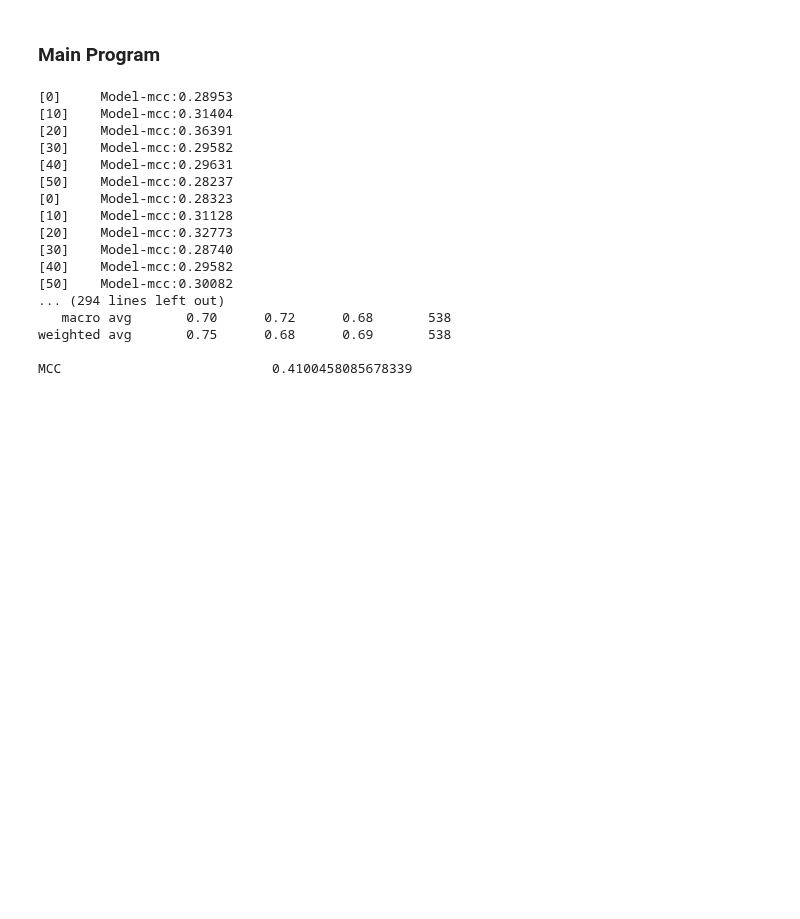
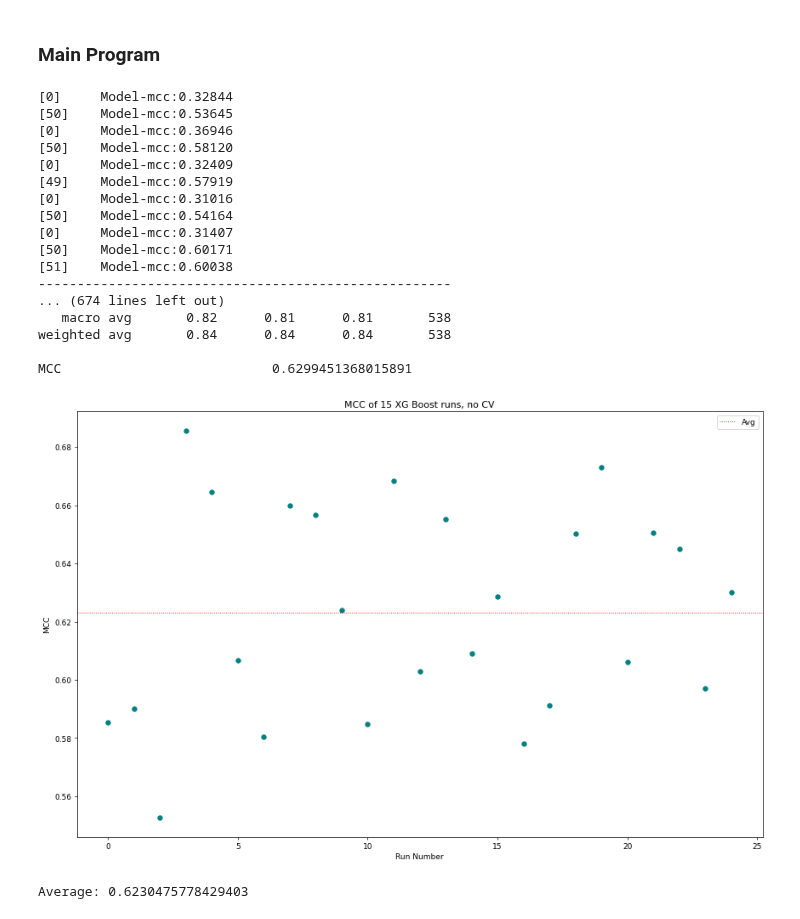
Before and after one commit to Shamin2512/Mutation-Classification, a Jupyter notebook: XGB_MutationClassification.ipynb, the cells around one changed output. Saved outputs shown, nothing was run; the diff lists cells and outputs as text; code cells hidden in the pictures; blank space fills up the shorter version.

Commit message:
Functional code with group CV and balancing. MCC ~ 0.63

```diff
--- a/XGB_MutationClassification.ipynb
+++ b/XGB_MutationClassification.ipynb
@@ -129,7 +130,7 @@ def CV(Training_Set):
     K-fold CV with protein groups separated between training and validation sets for each fold. Creates 5 folds.
     """
 
-    features     = Training_Set.drop(['AC Code','dataset'], axis =1)         #Features for training
+    features     = Training_Set.drop(['dataset'], axis =1)         #Features for training
     labels       = Training_Set['dataset']                         #Class labels for training
     groups       = Training_Set['AC Code'].to_list()               #List of proteins for grouping
 
@@ -142,16 +143,26 @@ def CV(Training_Set):
 
     for train_idx, val_idx in CV.split(features, labels, groups):       #Generates the indices to be used for a training and validation split. Indicies are unique to train/ val sets
 
-        Input_train                        = features.iloc[train_idx].reset_index(drop = True)   #New dataframe from selected indices
-        Classes_train                      = labels.iloc[train_idx].reset_index(drop = True)
+        Rd = np.random.randint(time.time())                                  #Random number from 1 to time since epoch
 
-        Input_val                          = features.iloc[val_idx].reset_index(drop = True)
-        Classes_val                        = labels.iloc[val_idx].reset_index(drop = True)
+        Input_train                        = features.loc[train_idx]   #New dataframe from selected indices
+        Classes_train                      = labels.loc[train_idx]
+        Input_train.drop(['AC Code'], axis = 1, inplace = True)              #Group identifer not needed for training
 
-        IT_list.append(Input_train)          #Shuffles lists, random state to ensure features and labels match for each fold
-        LT_list.append(Classes_train)
-        IV_list.append(Input_val)
-        LV_list.append(Classes_val)
+
+        Input_val                          = features.loc[val_idx]
+        Classes_val                        = labels.loc[val_idx]
+        Input_val.drop(['AC Code'], axis   = 1, inplace = True)
+
+        Input_train.reset_index(drop = True, inplace = True)
+        Classes_train.reset_index(drop = True, inplace = True)
+        Input_val.reset_index(drop = True, inplace = True)
+        Classes_val.reset_index(drop = True, inplace = True)
+
+        IT_list.append(Input_train.sample(frac=1, random_state=Rd))          #Shuffles lists, random state to ensure features and labels match for each fold
+        LT_list.append(Classes_train.sample(frac=1, random_state=Rd))
+        IV_list.append(Input_val.sample(frac=1, random_state=(Rd-1)))
+        LV_list.append(Classes_val.sample(frac=1, random_state=(Rd-1)))
 
     # params = {
     # 'booster': 'gbtree',
@@ -404,7 +438,7 @@ def BF_fitting(BF, d_train_list, d_test):
     'booster': 'gbtree',
     'objective': 'binary:logistic',
     'disable_default_eval_metric': 1,
-    'verbosity': 1,
+    'verbosity': 0,
     }
 
     BF_GBC = []
@@ -414,7 +448,7 @@ def BF_fitting(BF, d_train_list, d_test):
                                 d_train,
                                 num_boost_round = 1000,
                                 evals  = [(d_test,'Model')],
-                                verbose_eval = 10,               #Print evaluation metrics every 5 trees
+                                verbose_eval = 50,               #Print evaluation metrics every 50 trees
                                 early_stopping_rounds = 50,
                                 custom_metric = CM,
                                 )
@@ -509,7 +543,7 @@ def plot(Score_list):
 
      plt.scatter(x_axis, y_axis, color = 'teal')
      plt.axhline(y=np.nanmean(Score_list), color = 'red', linestyle = 'dotted', linewidth = '1', label ='Avg')
-     plt.title('MCC of 15 XG Boost runs, no CV')
+     plt.title('MCC of 15 XG Boost runs, group CV')
      plt.xlabel('Run Number')
      plt.ylabel('MCC')
      plt.legend()
@@ -520,46 +554,47 @@ def plot(Score_list):
 # %%
 file = "AC_dataset.csv"
 Score_list = []
-# for i in range(0,5):
 Training_Set, Testing_Set          = Train_Test_Split(file)                                 #Create training and testing sets
-    # test(inData, classData, ValData, Vallabel)                                                          #Initial evaluation
+# test(inData, classData, ValData, Vallabel)                                                          #Initial evaluation
 IT_list, LT_list, IV_list, LV_list = CV(Training_Set)                #Cross-validate training set
 
 for i in range(len(IT_list)):
     inData = IT_list[i]
     classData = LT_list[i]
     ValData = IV_list[i]
     Vallabel = LV_list[i]
 
     minClass, minSize, maxSize  = find_minority_class(classData)                            #Determines imbalance
     BF                          = Balance_ratio(maxSize, minSize)                           #Determins number of balancing folds needed
     Input_folds, Output_folds   = Balance_Folds(BF, inData, classData, minClass, minSize)   # balance() and balance_data() functions are called under this
     d_train_list, d_test        = model_training_data(BF, Input_folds, Output_folds, ValData, Vallabel)
     # BF_RFC_HP = Hyperparameter(BF, Input_folds, Output_folds)
     BF_GBC                      = BF_fitting(BF, d_train_list, d_test)
     Prob_matrix                 = BF_validate(BF_GBC, d_test)
 
     Final_vote, Sum_PD, Sum_SNP = Weighted_Vote(Prob_matrix)
 
     MCC = evalutation(Final_vote, Vallabel)
     Score_list.append(MCC)
 
-# plot(Score_list)
+plot(Score_list)
 # %% [output]
-[0]     Model-mcc:0.28953
-[10]    Model-mcc:0.31404
-[20]    Model-mcc:0.36391
-[30]    Model-mcc:0.29582
-[40]    Model-mcc:0.29631
-[50]    Model-mcc:0.28237
-[0]     Model-mcc:0.28323
-[10]    Model-mcc:0.31128
-[20]    Model-mcc:0.32773
-[30]    Model-mcc:0.28740
-[40]    Model-mcc:0.29582
-[50]    Model-mcc:0.30082
-... (294 lines left out)
-   macro avg       0.70      0.72      0.68       538
-weighted avg       0.75      0.68      0.69       538
+[0]     Model-mcc:0.32844
+[50]    Model-mcc:0.53645
+[0]     Model-mcc:0.36946
+[50]    Model-mcc:0.58120
+[0]     Model-mcc:0.32409
+[49]    Model-mcc:0.57919
+[0]     Model-mcc:0.31016
+[50]    Model-mcc:0.54164
+[0]     Model-mcc:0.31407
+[50]    Model-mcc:0.60171
+[51]    Model-mcc:0.60038
+-----------------------------------------------------
+... (674 lines left out)
+   macro avg       0.82      0.81      0.81       538
+weighted avg       0.84      0.84      0.84       538
 
-MCC                           0.4100458085678339
+MCC                           0.6299451368015891
+[figure, added]
+Average: 0.6230475778429403
```
Also changed, not shown: parts of 5 cells of this notebook.
